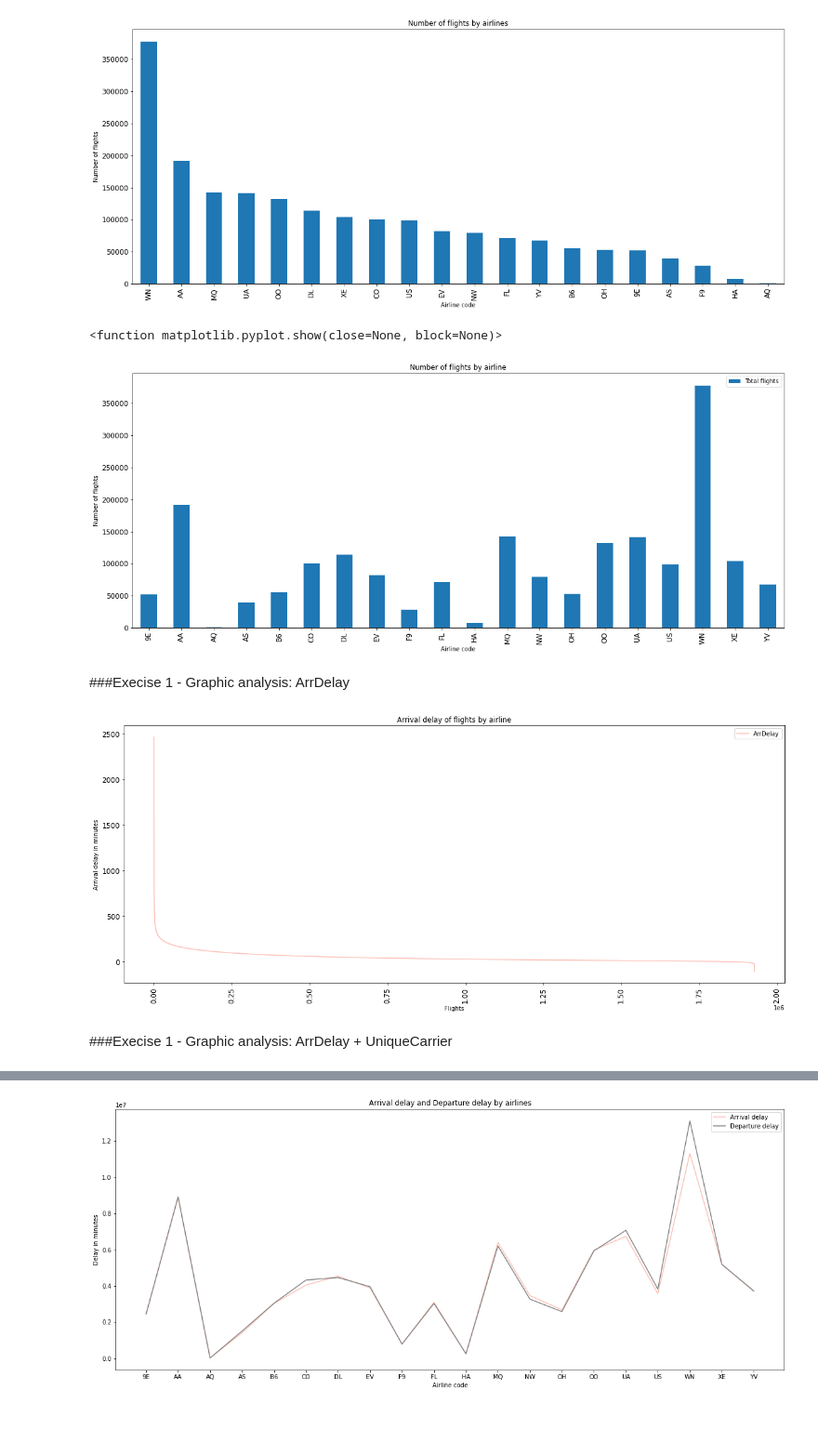
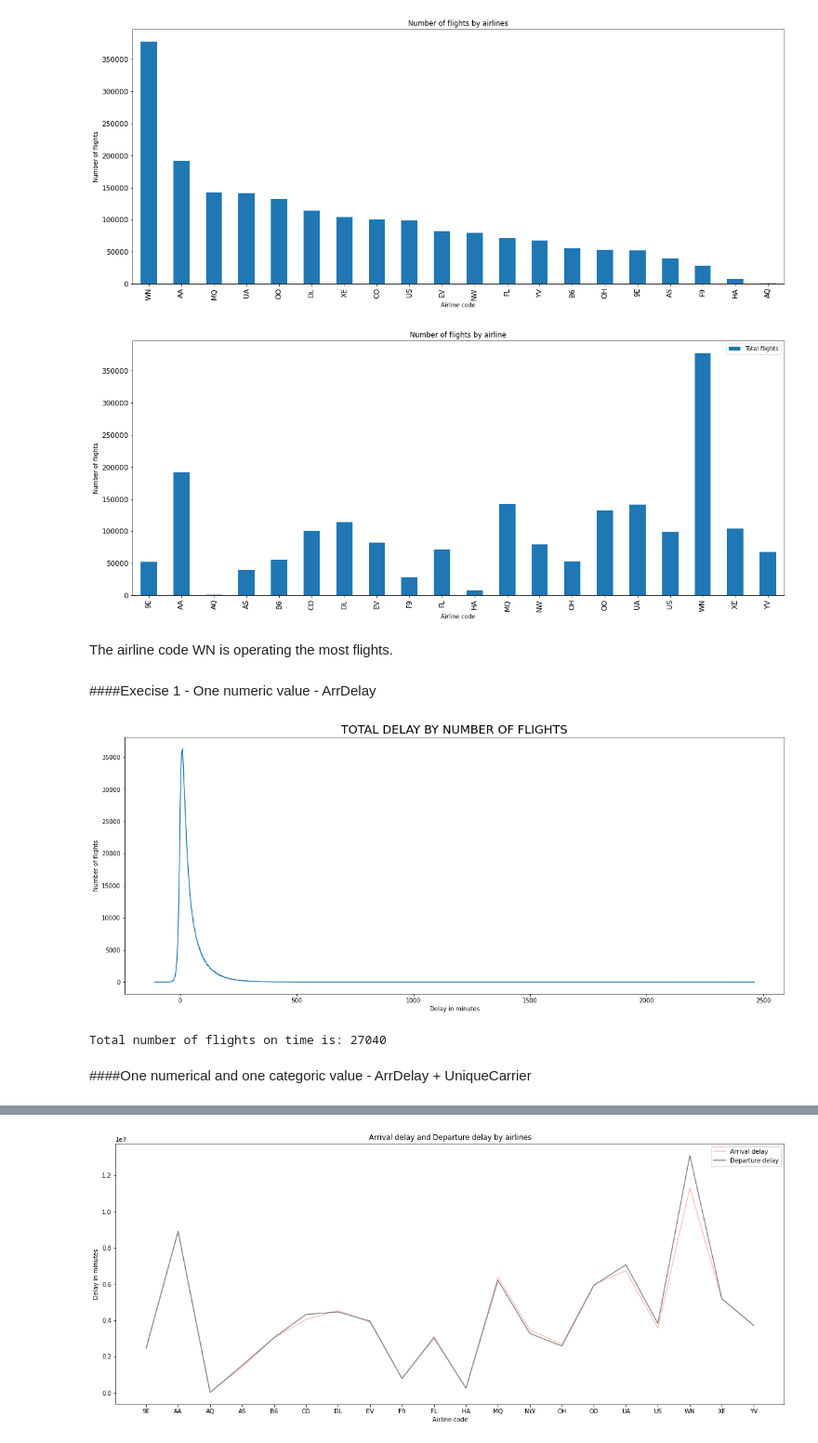
Before and after one commit to dominikapetru/visualitzacio_exploratoria, a Jupyter notebook: Sprint4_T01.ipynb, the cells around one changed output, grey strips where cells are left out. Shown: that part at 93% size. Saved outputs shown, nothing was run; the diff lists cells and outputs as text; code cells hidden in the pictures; blank space fills up the shorter version.

```diff
--- a/Sprint4_T01.ipynb
+++ b/Sprint4_T01.ipynb
@@ -22,9 +27,9 @@ plt.show()
 # %% [output]
 [figure]
 # %%
-# SECOND OPTION - creating a dataframe first and than diagram
-var = df.groupby('UniqueCarrier')['UniqueCarrier'].count()
-new_df = pd.Series(var, name='Total flights')
+#second option - creating a dataframe first and than diagram
+data = df.groupby('UniqueCarrier')['UniqueCarrier'].count()
+new_df = pd.Series(data, name='Total flights')
 new_df.to_frame()
 new_df = new_df.reset_index()
 new_df
@@ -35,30 +40,28 @@ new_df.plot.bar(x="UniqueCarrier", xlabel="Airline code",
                 figsize=(20, 8), fontsize=12,)
 
 plt.savefig('fig1.png')
-plt.show
+plt.show()
 # %% [output]
-<function matplotlib.pyplot.show(close=None, block=None)>
 [figure]
+# %% [markdown]
+The airline code WN is operating the most flights.
 # %% [markdown]
-###Execise 1 - Graphic analysis: ArrDelay
+####Execise 1 - One numeric value - ArrDelay
 # %%
-var = df['ArrDelay']
-new_df = pd.Series(var, name='ArrDelay')
-new_df.to_frame()
-new_df = new_df.reset_index()#to create a new dataframe
-new_df.sort_values(by='ArrDelay', ascending=False, inplace=True)#sorting the values
-new_df = new_df.dropna()#cleaning nan values
-new_df['IndexHelp'] = np.arange(len(new_df))#adding column of custom index numbers
+data2 = df['ArrDelay'].value_counts()
 
-new_df.plot(x="IndexHelp", xlabel="Flights",
-            y="ArrDelay", ylabel="Arrival delay in minutes",
-            rot=90, title="Arrival delay of flights by airline",
-            figsize=(20, 8), fontsize=12,
-            color='#fdbfb5')
+plt.figure(figsize =(20, 8))
+sns.lineplot(x=data2.index, y=data2.values)
+plt.title('TOTAL DELAY BY NUMBER OF FLIGHTS', fontsize=20)
+plt.xlabel('Delay in minutes')
+plt.ylabel('Number of flights')
 
 plt.savefig('fig2.png')
-plt.show(close=None, block=None)
+plt.show()
+x = data2[0]
+print('Total number of flights on time is:',x)
 # %% [output]
-[figure, old version]
+[figure, new version]
+Total number of flights on time is: 27040
 # %% [markdown]
-###Execise 1 - Graphic analysis: ArrDelay + UniqueCarrier
+####One numerical and one categoric value - ArrDelay + UniqueCarrier
```
Also changed, not shown: parts of 16 cells of this notebook, 4 other files.
